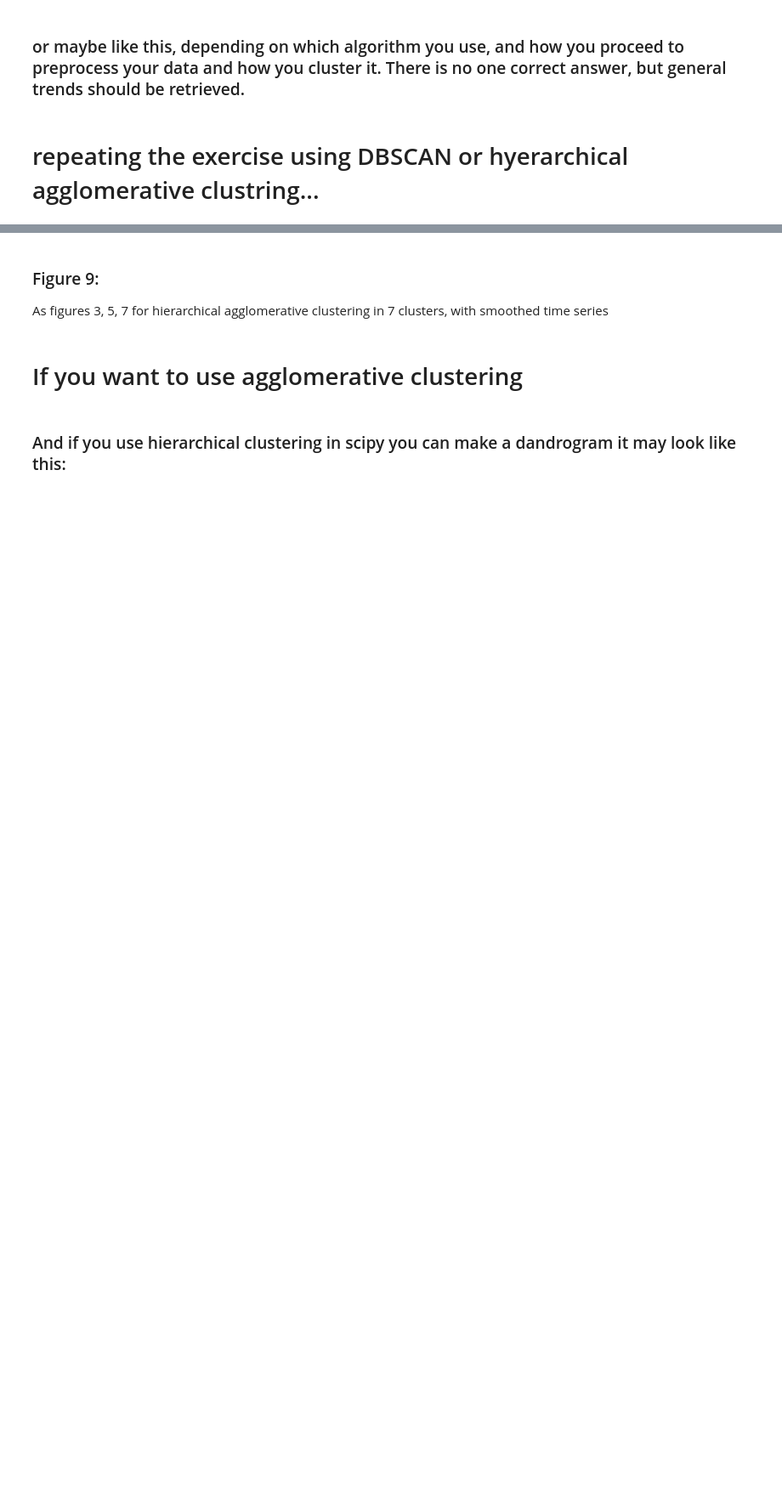
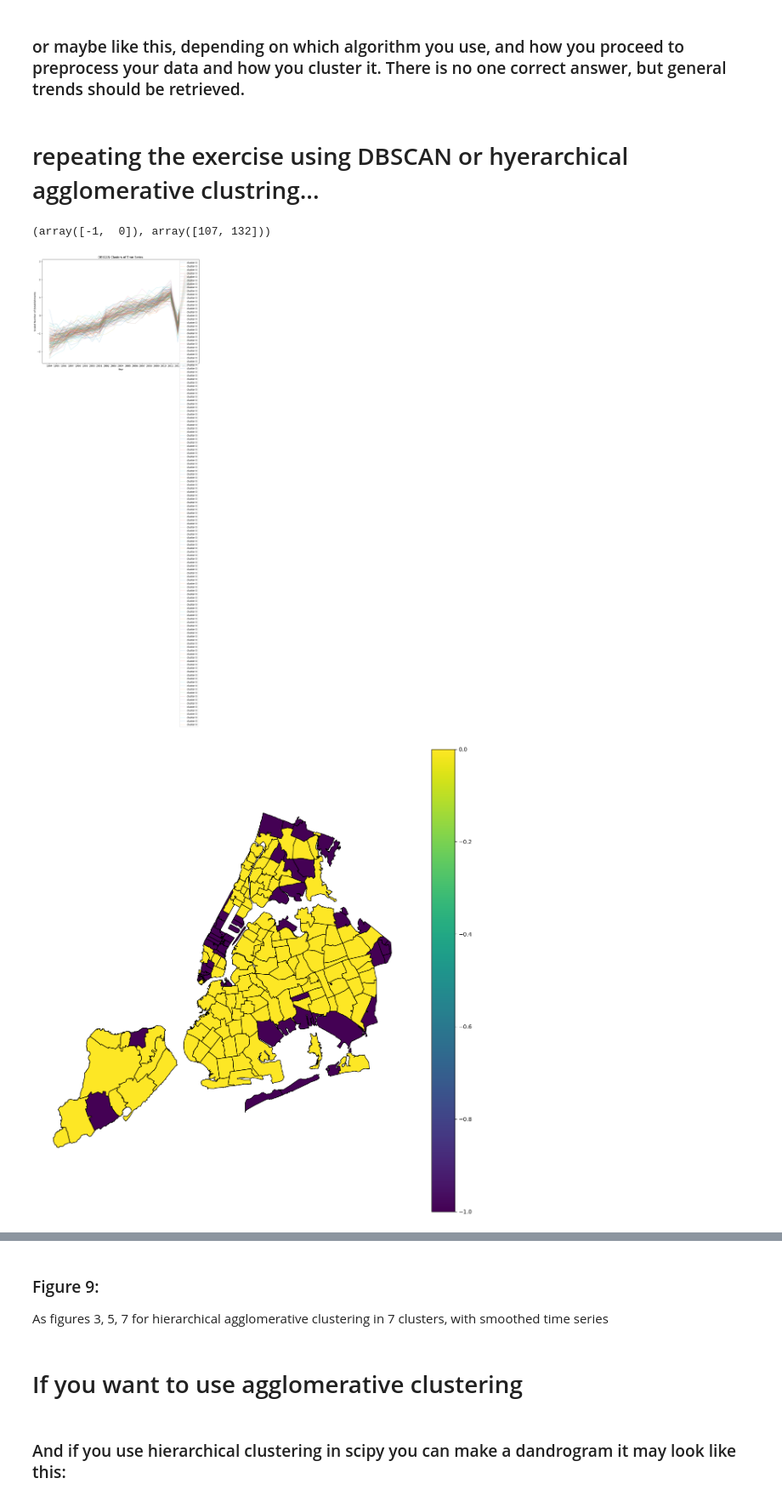
Before and after one commit to arn97/MLTSA25_ARoy, a Jupyter notebook: MLTSA_ARoy/HW7_ARoy_Clustering.ipynb, the cells around one changed output, grey strips where cells are left out. Shown at 85% size. Cells and saved outputs as stored; diff of their text form; code cells hidden in the pictures; blank space fills up the shorter version.

```diff
--- a/MLTSA_ARoy/HW7_ARoy_Clustering.ipynb
+++ b/MLTSA_ARoy/HW7_ARoy_Clustering.ipynb
@@ -383,0 +425,50 @@ QUESTION: was the number 5 clusters justified by the data? explain
+# %%
+# prompt: Use DBSCAN to cluster df_scaled.
+
+# Assuming 'vals' is your scaled data
+dbscan = DBSCAN(eps=1.5, min_samples=5).fit(vals) # You might need to tune eps and min_samples
+
+# Now you can use dbscan.labels_ to get the cluster labels for each data point
+# dbscan.labels_ will have -1 for noise points and cluster numbers (0, 1, 2, ...) for the other points
+print(np.unique(dbscan.labels_, return_counts=True))
+
+# Example of plotting the clusters
+plt.figure(figsize=(12, 8))
+
+# Assuming vals are your scaled time series
+for i in np.unique(dbscan.labels_):
+    if i != -1: # Exclude noise points
+        cluster_indices = np.where(dbscan.labels_ == i)
+        cluster_time_series = vals[cluster_indices]
+
+        for ts in cluster_time_series:
+          plt.plot(df_imputed.columns, ts, alpha = 0.2, label = f"cluster {i}" if i == 0 else "")
+
+plt.xlabel('Year')
+plt.ylabel('Scaled Number of Establishments')
+plt.title('DBSCAN Clusters of Time Series')
+plt.legend()
+plt.show()
+
+
+# Create a dataframe with the cluster id per zipcode for DBSCAN
+clustersdf_dbscan = pd.DataFrame()
+clustersdf_dbscan['ZIPCODE'] = df_imputed.index.astype(str)
+clustersdf_dbscan['cluster'] = dbscan.labels_
+
+# Merge with the geodataframe
+mergednyz_dbscan = nyczipsshp.merge(clustersdf_dbscan, on='ZIPCODE', how='inner')
+
+#Plot the map
+fig = plt.figure(figsize=(15, 15))
+ax = fig.add_subplot(111)
+
+# Use a colormap that handles -1 (noise) gracefully.
+mergednyz_dbscan.plot(column='cluster', cmap='viridis', alpha=1, ax=ax, ec='k', legend=True, missing_kwds={'color': 'lightgrey'}) #missing_kwds for noise
+
+ax.axis('off')
+plt.show()
+# %% [output]
+(array([-1,  0]), array([107, 132]))
+[figure, added]
+[figure, added]
```
Also changed, not shown: parts of 14 cells of this notebook.
